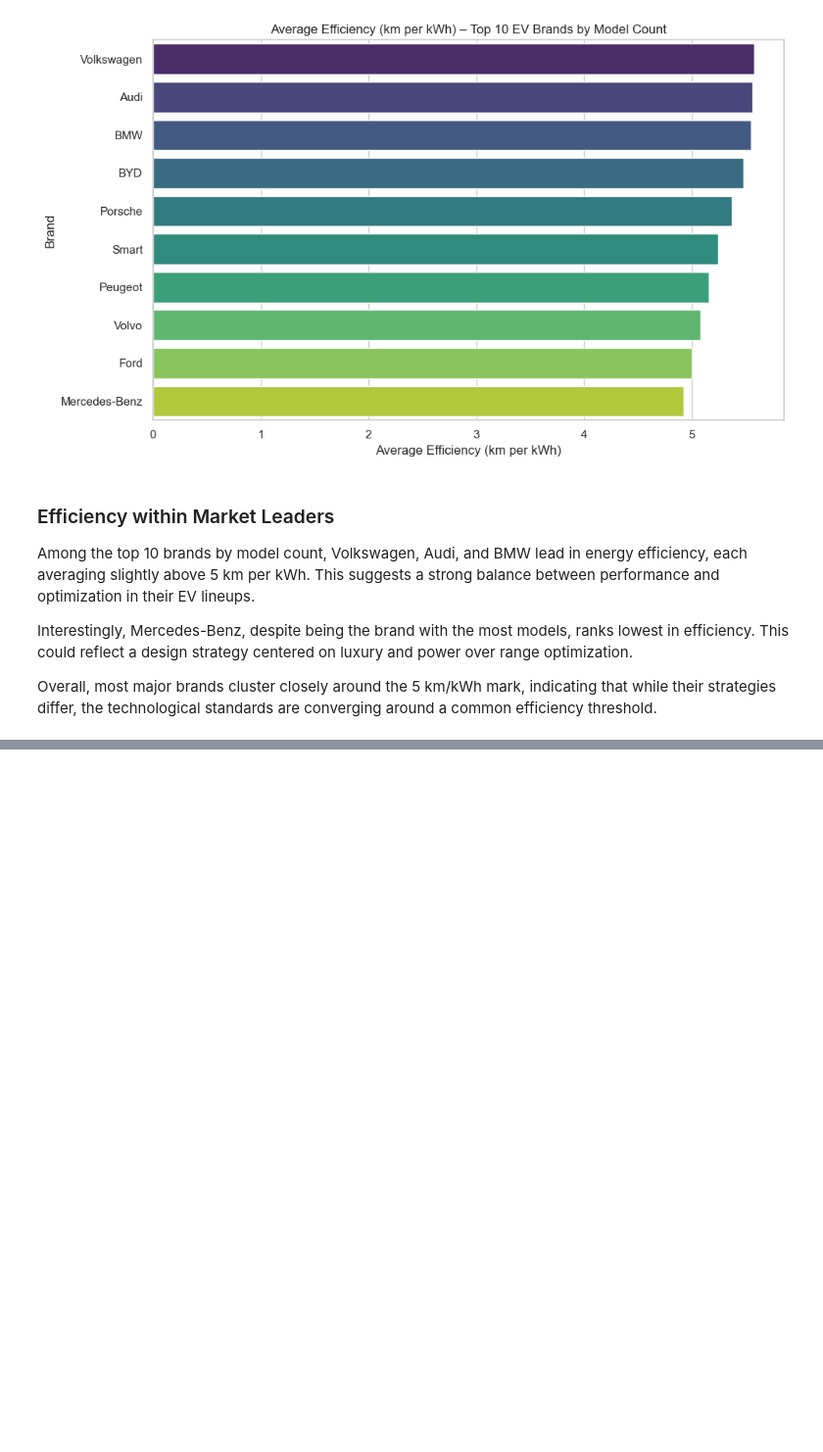
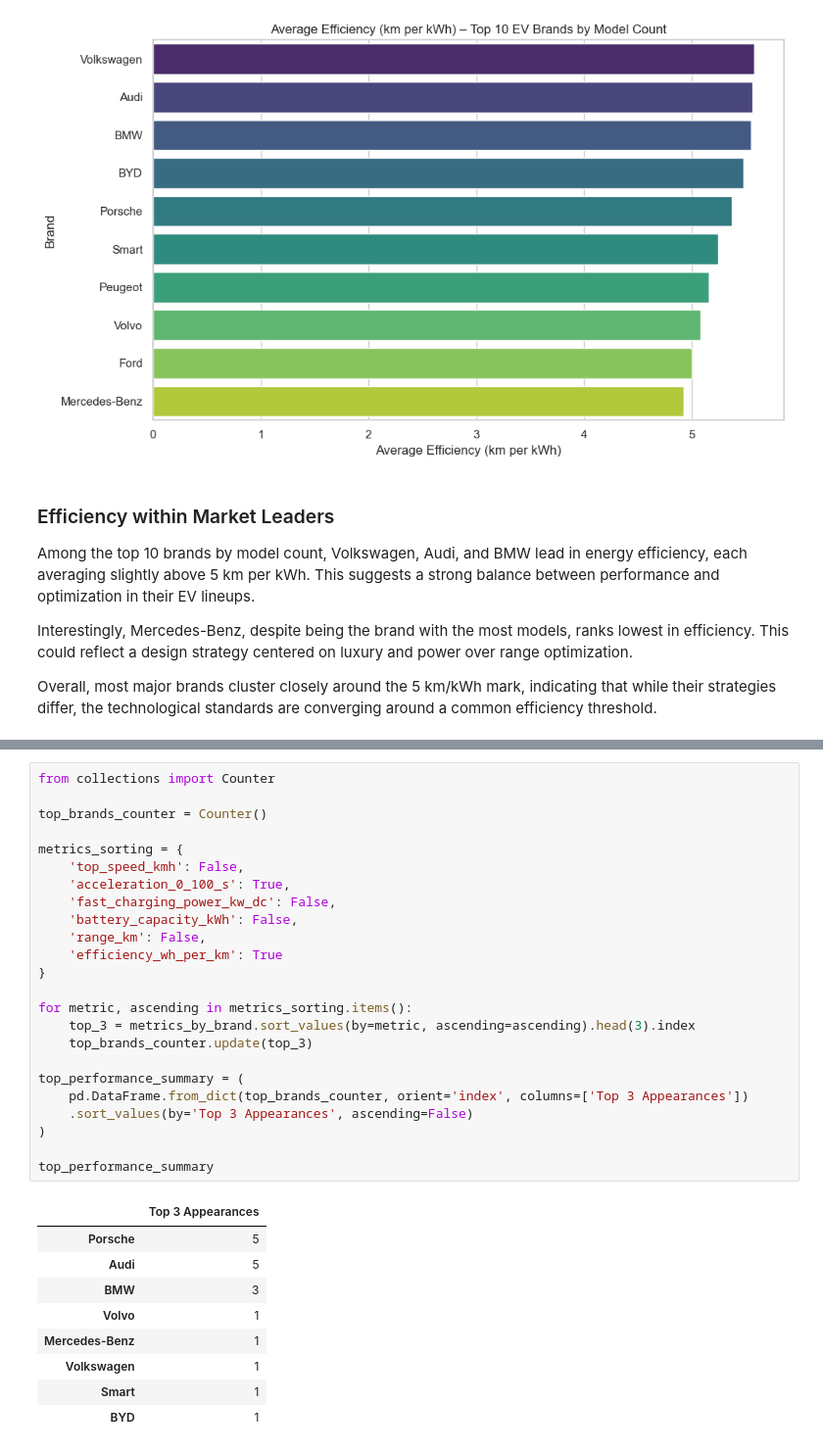
Before and after one commit to KevinPDesign/electric-vehicle-analysis, a Jupyter notebook: notebooks/01_eda_electric_vehicles.ipynb, the cells around one changed output, grey strips where cells are left out. Shown at 98% size. Saved outputs shown, nothing was run; the diff lists cells and outputs as text; blank space fills up the shorter version.

```diff
--- a/notebooks/01_eda_electric_vehicles.ipynb
+++ b/notebooks/01_eda_electric_vehicles.ipynb
@@ -409,0 +474,34 @@ Overall, the findings highlight that **battery size alone does not determine veh
+# %%
+from collections import Counter
+
+top_brands_counter = Counter()
+
+metrics_sorting = {
+    'top_speed_kmh': False,
+    'acceleration_0_100_s': True,
+    'fast_charging_power_kw_dc': False,
+    'battery_capacity_kWh': False,
+    'range_km': False,
+    'efficiency_wh_per_km': True
+}
+
+for metric, ascending in metrics_sorting.items():
+    top_3 = metrics_by_brand.sort_values(by=metric, ascending=ascending).head(3).index
+    top_brands_counter.update(top_3)
+
+top_performance_summary = (
+    pd.DataFrame.from_dict(top_brands_counter, orient='index', columns=['Top 3 Appearances'])
+    .sort_values(by='Top 3 Appearances', ascending=False)
+)
+
+top_performance_summary
+# %% [output]
+|  | Top 3 Appearances |
+| Porsche | 5 |
+| Audi | 5 |
+| BMW | 3 |
+| Volvo | 1 |
+| Mercedes-Benz | 1 |
+| Volkswagen | 1 |
+| Smart | 1 |
+| BYD | 1 |
```
Also changed, not shown: parts of 14 cells of this notebook, 6 other files.
